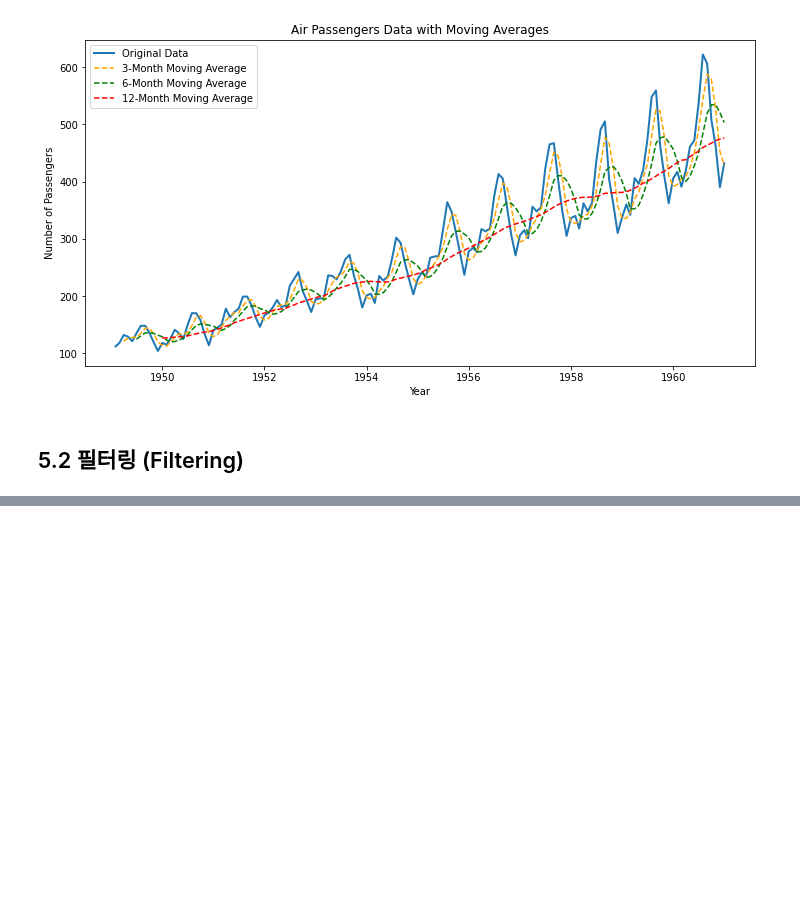
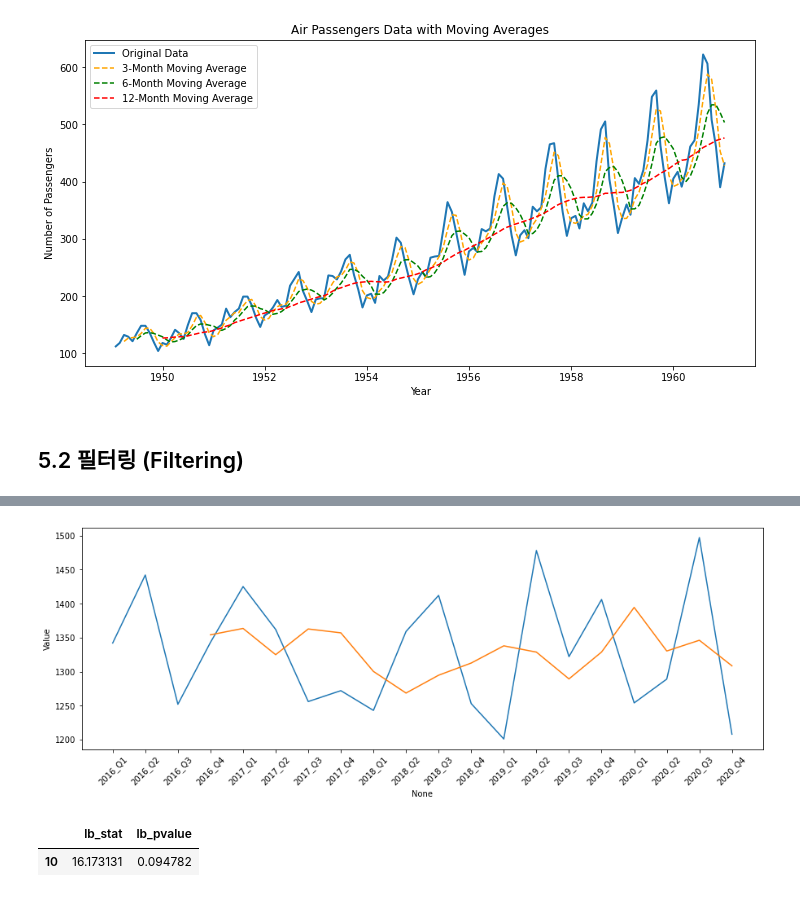
Before and after one commit to lucio-karin0506/Fastcampus_TimeSeries_Study, a Jupyter notebook: Part1/Part1.ipynb, the cells around one changed output, grey strips where cells are left out. Saved outputs shown, nothing was run; the diff lists cells and outputs as text; code cells hidden in the pictures; blank space fills up the shorter version.

```diff
--- a/Part1/Part1.ipynb
+++ b/Part1/Part1.ipynb
@@ -534,0 +683,16 @@ plt.show()
+# %%
+# 3. 가중 이동평균 평활법(Weighted Moving Average Smoothing)
+
+# 가중치 정의
+w1 = np.array([0.4, 0.3, 0.2, 0.1])
+
+def weighted_moving_average(series, weights):
+    result = np.full_like(series, np.nan, dtype=np.float64)
+    for i in range(len(series)):
+        if i+1 >= len(weights):
+            result[i] = np.dot(series[i+1-len(weights):i+1], weights)
+
+    return result
+
+new_df['weighted_smoothed_value'] = new_df.apply(lambda x: weighted_moving_average(x, w1))['Value']
+new_df
@@ -534,0 +717,28 @@ plt.show()
+# %%
+plt.figure(figsize=(15, 5))
+
+sns.lineplot(
+    data=new_df,
+    x=new_df.index,
+    y='Value'
+)
+
+sns.lineplot(
+    data=new_df,
+    x=new_df.index,
+    y='weighted_smoothed_value'
+)
+
+plt.xticks(rotation=45)
+plt.show()
+# %% [output]
+[figure, added]
+# %%
+res = new_df.iloc[3:, 3] - new_df.iloc[3:, 0]
+
+# Box-Ljung 테스트 수행
+test_result = acorr_ljungbox(res, lags=[10])
+test_result
+# %% [output]
+|  | lb_stat | lb_pvalue |
+| 10 | 16.173131 | 0.094782 |
```
Also changed, not shown: parts of 24 cells of this notebook.
